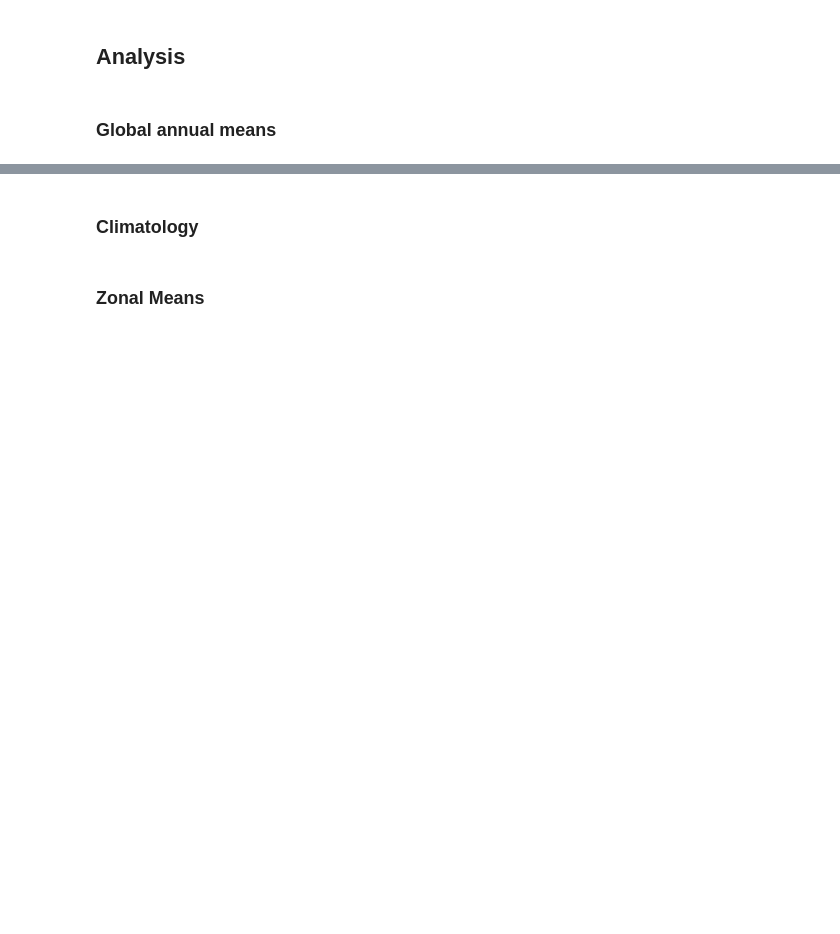
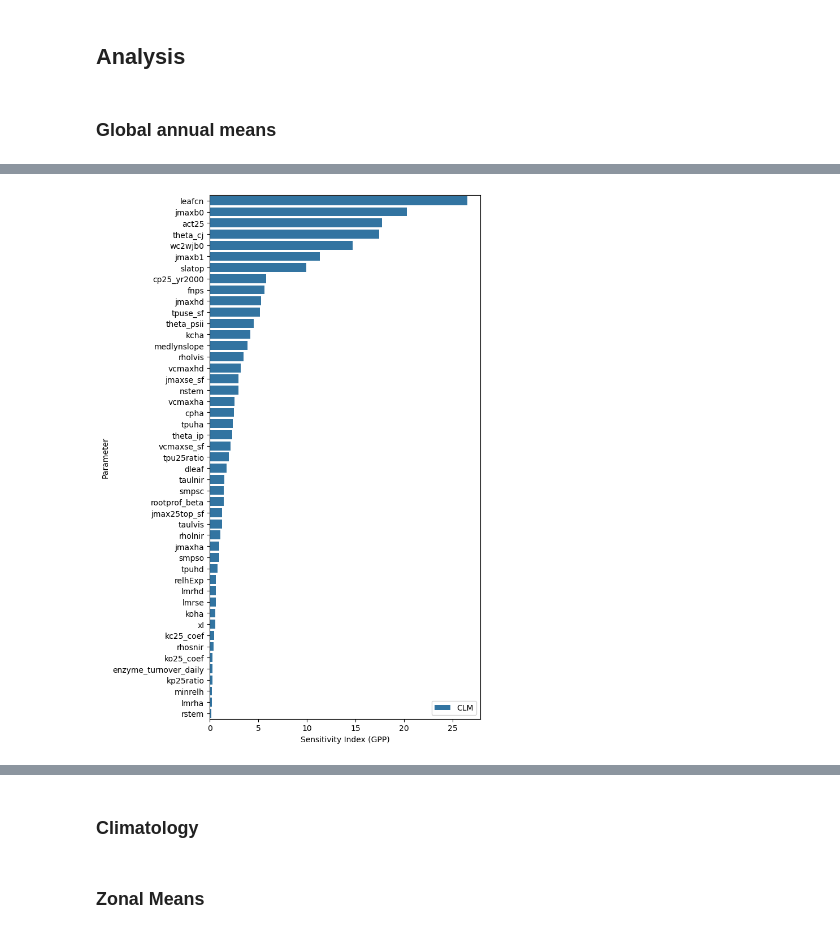
Before and after one commit to adrifoster/fates_calibration_library, a Jupyter notebook: notebooks/OAATParameters.ipynb, the cells around one changed output, grey strips where cells are left out. Saved outputs shown, nothing was run; the diff lists cells and outputs as text; code cells hidden in the pictures; blank space fills up the shorter version.

```diff
--- a/notebooks/OAATParameters.ipynb
+++ b/notebooks/OAATParameters.ipynb
@@ -314,12 +247,15 @@ plt.tight_layout()
 # %%
 df = clm_reldiffs[clm_reldiffs.index.isin(nonzero_params['clm_only'])]
 variable = 'GPP'
 df = df.sort_values(by=variable, ascending=False)
 
+df = df[df[variable] > 0.1]
 plt.figure(figsize=(7, 10))
 sns.barplot(data=df, x=variable, y='parameter', hue='model')
 plt.xlabel(f'Sensitivity Index ({variable})')
 plt.ylabel('Parameter')
 plt.legend(loc='lower right')
 plt.tight_layout()
+# %% [output]
+[figure, added]
 # %%
```
Also changed, not shown: parts of 17 cells of this notebook, 4 other files.
